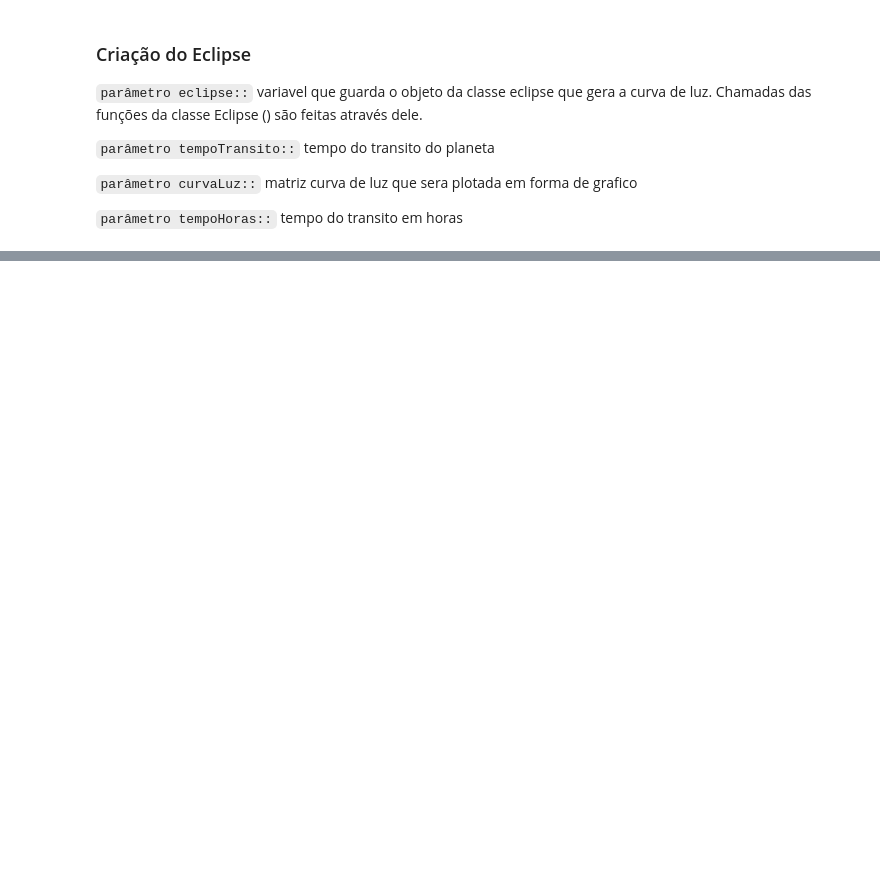
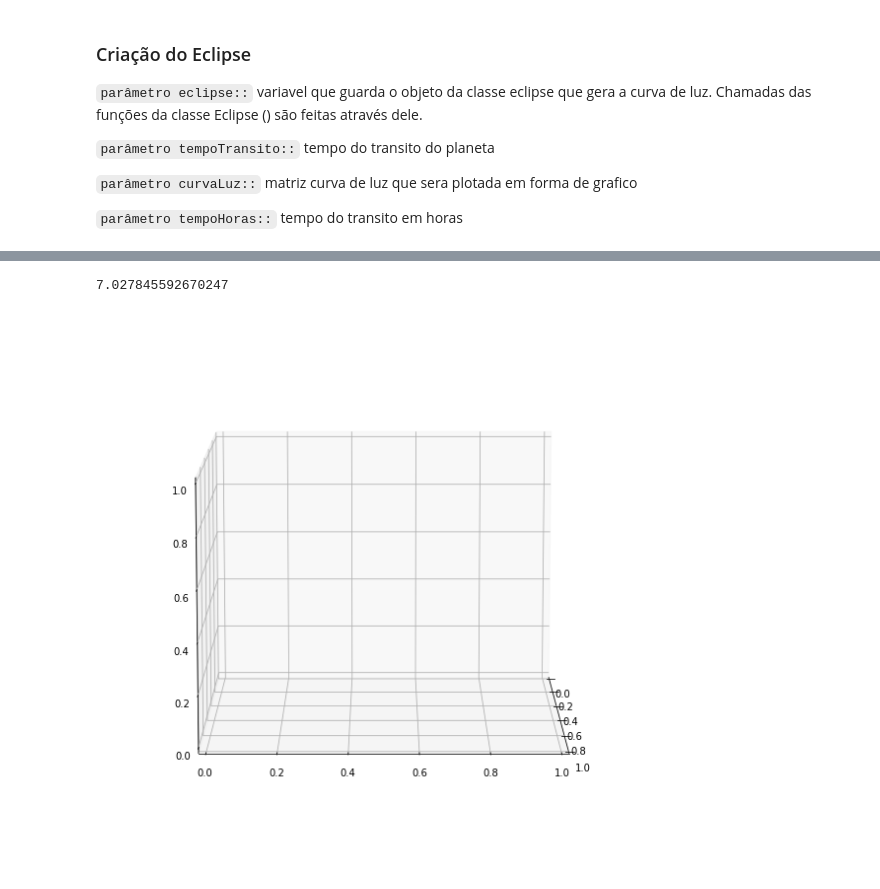
Before and after one commit to biaduque/3DPlotPython, a Jupyter notebook: main.ipynb, the cells around one changed output, grey strips where cells are left out. Drawn from its saved outputs; the diff is of its cells as text; code cells hidden in the pictures; blank space fills up the shorter version.

Commit message:
Atualização plot 3D

```diff
--- a/main.ipynb
+++ b/main.ipynb
@@ -163,0 +249,18 @@ Tempo Total (Trânsito): 2.747683299629874
+# %%
+# Criação do sistema solar para plot 3D
+sistema_solar = SolarSystem(400, projection_2d=True)
+sun = Sun(sistema_solar)
+
+planetMass = 100 * eclipse.raioPlanetaRstar
+
+planets = (
+    Planet(
+        sistema_solar,
+        planetMass,
+        position=(0, 120, 0),
+        velocity=(-9, 0, 0),
+    )
+)
+# %% [output]
+7.027845592670247
+[figure, added]
```
Also changed, not shown: parts of 9 cells of this notebook, 2 other files.
